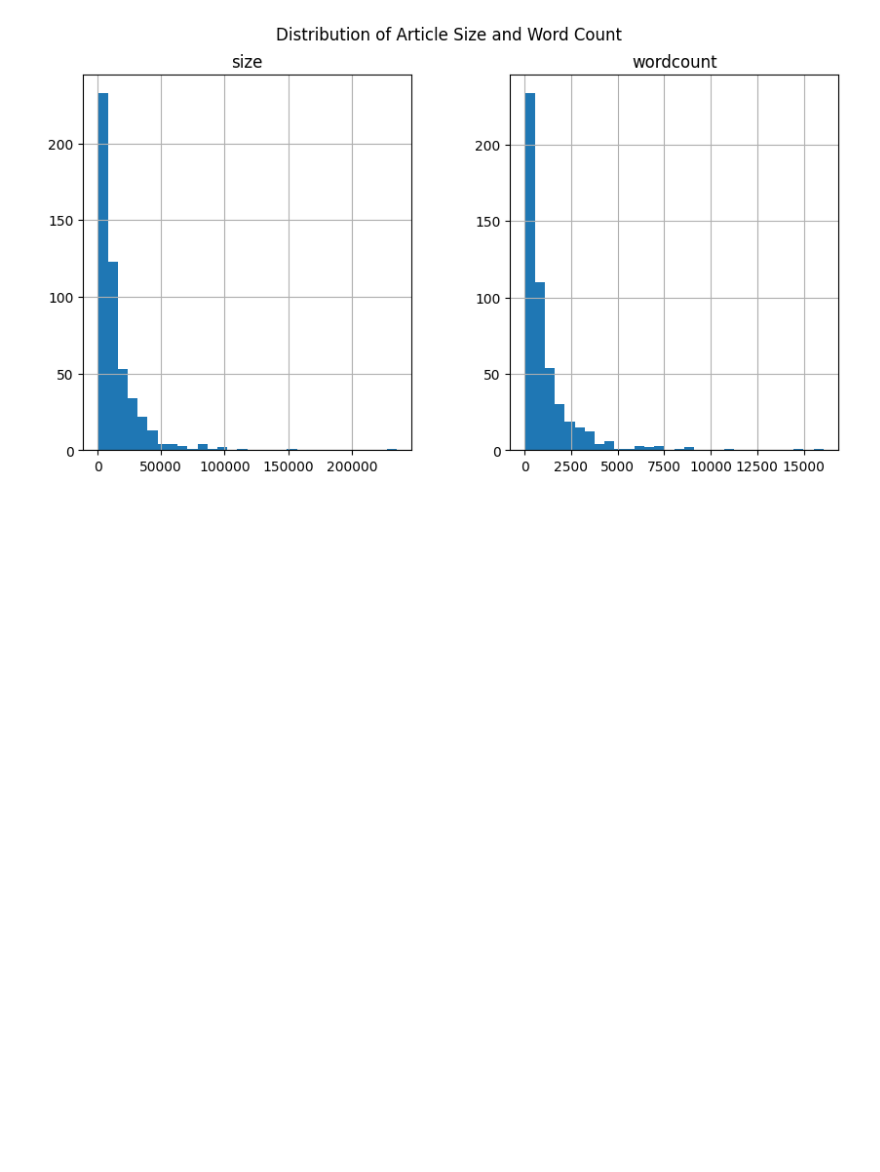
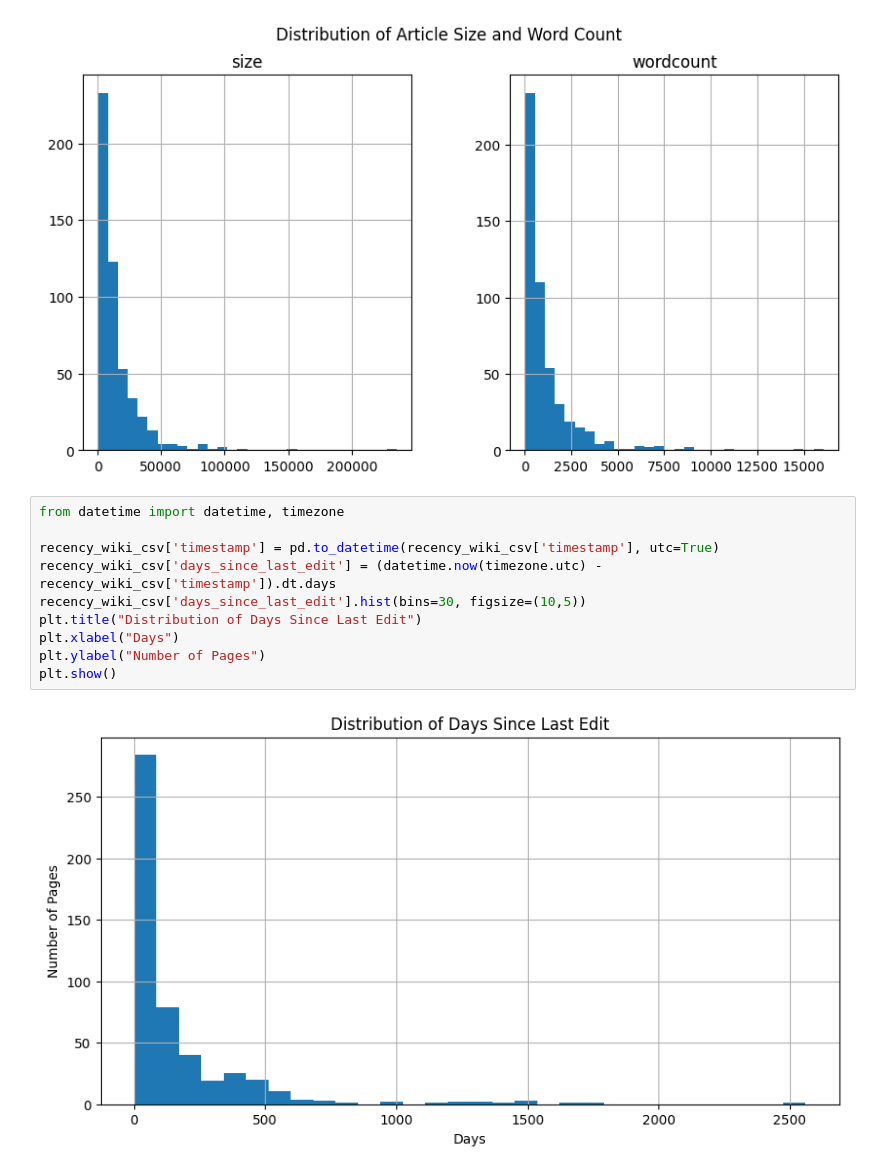
Before and after one commit to Chalwemwansa/data_mining_assign, a Jupyter notebook: Group_22_data_mining_assign.ipynb, the cells around one changed output. Cells and saved outputs as stored; diff of their text form; blank space fills up the shorter version.

Commit message:
[DU] added visual of recency of page edits

```diff
--- a/Group_22_data_mining_assign.ipynb
+++ b/Group_22_data_mining_assign.ipynb
@@ -176,3 +173,15 @@ plt.suptitle("Distribution of Article Size and Word Count")
 plt.show()
 # %% [output]
 [figure]
+# %%
+from datetime import datetime, timezone
+
+recency_wiki_csv['timestamp'] = pd.to_datetime(recency_wiki_csv['timestamp'], utc=True)
+recency_wiki_csv['days_since_last_edit'] = (datetime.now(timezone.utc) - recency_wiki_csv['timestamp']).dt.days
+recency_wiki_csv['days_since_last_edit'].hist(bins=30, figsize=(10,5))
+plt.title("Distribution of Days Since Last Edit")
+plt.xlabel("Days")
+plt.ylabel("Number of Pages")
+plt.show()
+# %% [output]
+[figure, added]
```
Also changed, not shown: parts of 2 cells of this notebook.
